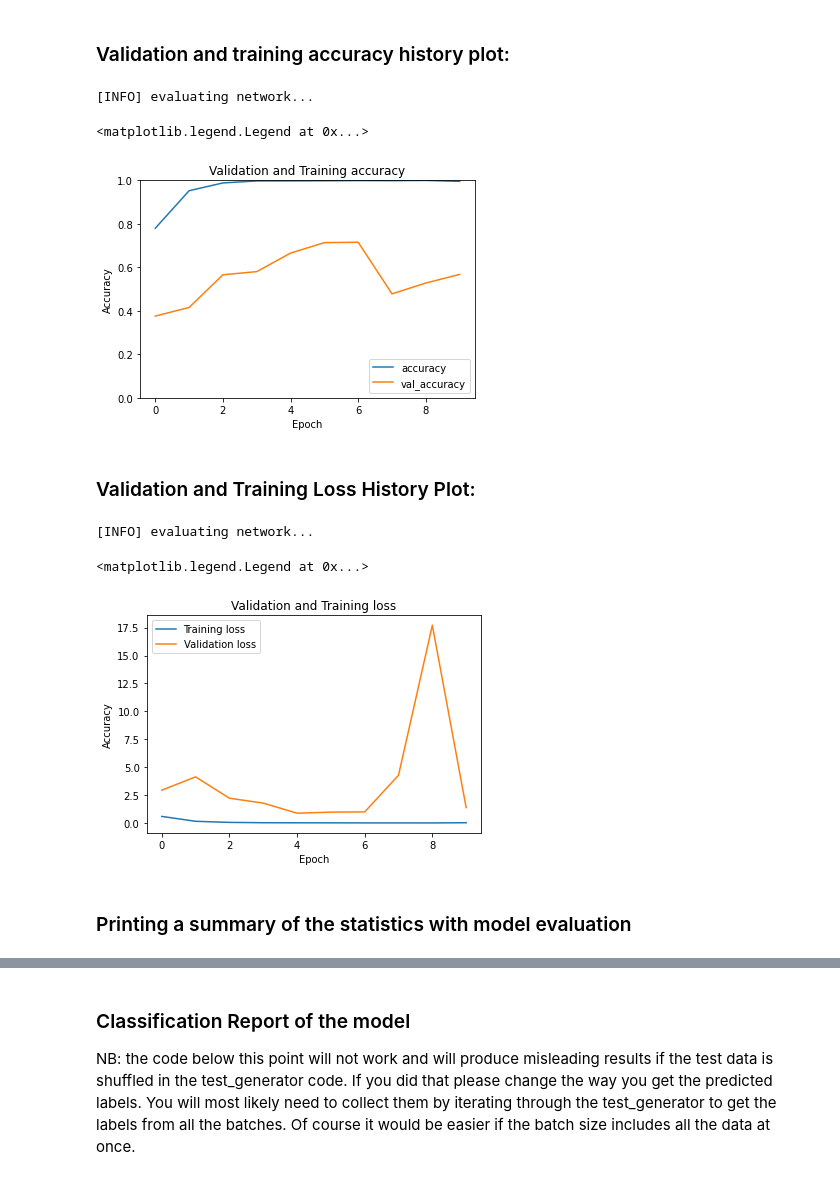
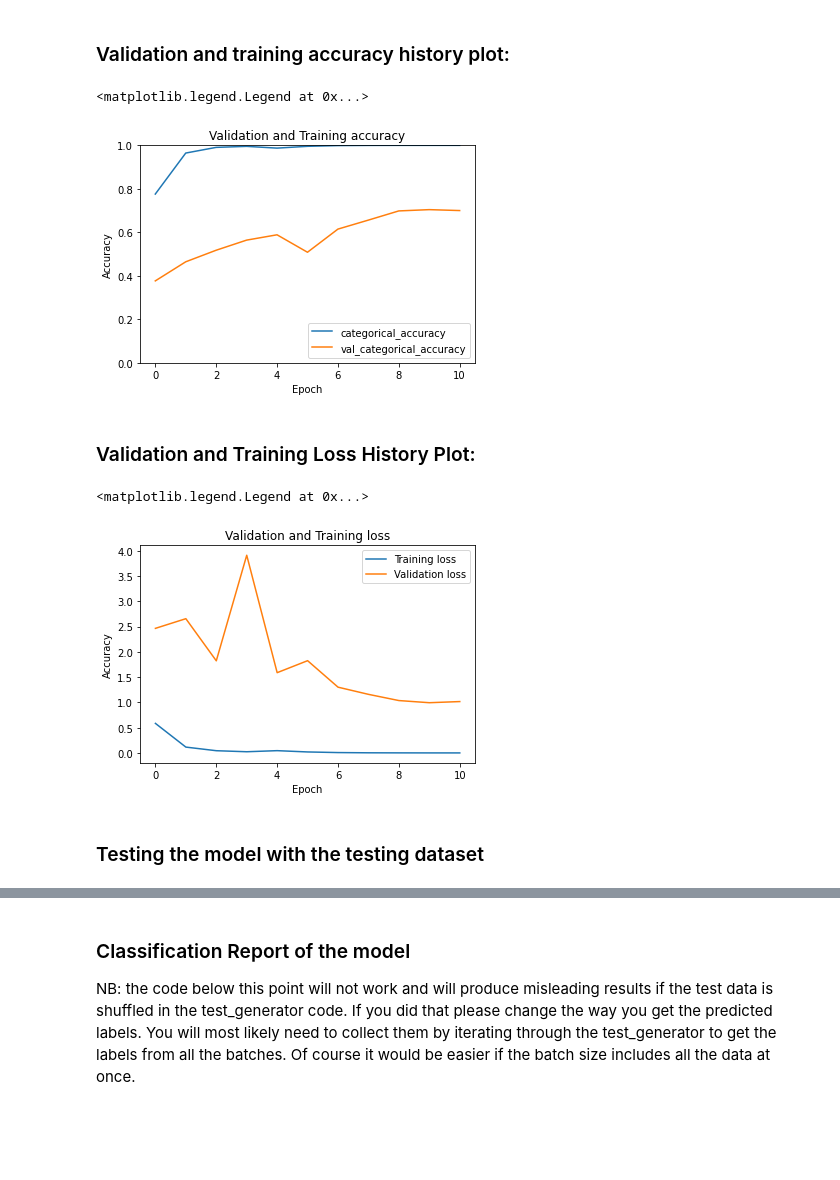
Before and after one commit to dolphin-acoustics-vip/Generating-Datasets, a Jupyter notebook: whistle_classifier.ipynb, the cells around one changed output, grey strips where cells are left out. Drawn from its saved outputs; the diff is of its cells as text; code cells hidden in the pictures; blank space fills up the shorter version.

```diff
--- a/whistle_classifier.ipynb
+++ b/whistle_classifier.ipynb
@@ -28,28 +31,41 @@ Before running the following cell, change the relative paths to the folders on y
 TRAINING_DATA_DIR = Path("/Users/matteohe/Desktop/DA/full-dclde-imgs/training-data")
 TEST_DATA_DIR = Path("/Users/matteohe/Desktop/DA/full-dclde-imgs/testing-data")
 
-X, Y = 413, 202
-IMAGE_SHAPE = (X, Y) # (row, col) format for imshow and (height, width) for ImageDataGenerator
+HEIGHT, WIDTH = 202, 413
+IMAGE_SHAPE = (HEIGHT, WIDTH) # target size in imagedatagenerators accept tuple of integers (height, width)
 VALIDATION_SPLIT = 0.20 # validation split from the training data set
 # %% [markdown]
 The default here is to keep the shuffle parameter to false, since it is pretty much pointless to shuffle the testing data as weights are not updated during the testing phase. But if you are testing something you should change it to true with the following caveat:
 
 **NB: If you change the shuffle option in test_generator code to true (in case a metric you want to test requires the order to be shuffled), be mindful of what you did and definitely change the code in the bottom of this file in the Evaluation section, more specifically: the truth labels will need to be collected in a different way than it is right now in the classification report and confusion matrix code blocks.**
 # %%
-train_datagen = ImageDataGenerator(
-    rescale=1.0 / 255, validation_split=VALIDATION_SPLIT
-)  # https://stackoverflow.com/questions/42443936/keras-split-train-test-set-when-using-imagedatagenerator
+# create an imagedatagenerator object that helps split data into training and validation datasets
+train_datagen = ImageDataGenerator(rescale=1.0 / 255, validation_split=VALIDATION_SPLIT)
 
+# create the training data generator
 train_generator = train_datagen.flow_from_directory(
-    TRAINING_DATA_DIR, subset="training", shuffle=True, target_size=IMAGE_SHAPE
+    directory=TRAINING_DATA_DIR,
+    subset="training",
+    shuffle=True,
+    target_size=IMAGE_SHAPE,
+    color_mode="grayscale",
 )
 
+# create the validation data generator
 validation_generator = train_datagen.flow_from_directory(
-    TRAINING_DATA_DIR, subset="validation", shuffle=True, target_size=IMAGE_SHAPE
+    directory=TRAINING_DATA_DIR,
+    subset="validation",
+    shuffle=True,
+    target_size=IMAGE_SHAPE,
+    color_mode="grayscale",
 )
 
+# create the testing data generator
 test_generator = ImageDataGenerator(rescale=1.0 / 255).flow_from_directory(
-    TEST_DATA_DIR, shuffle=False, target_size=IMAGE_SHAPE
+    directory=TEST_DATA_DIR,
+    shuffle=False,
+    target_size=IMAGE_SHAPE,
+    color_mode="grayscale",
 )
 # %% [output]
 Found 4777 images belonging to 3 classes.
@@ -63,5 +82,6 @@ This section is dedicated to creating CNN models
 Configurations code for the model. There are a lot of things still worth exploring with the following model code. One thing that can be done is experimenting with dropout layers
 # %%
 KERNEL_SIZE = (3, 3) # 3x3 is the optimal size of a kernel 3x3 as agreed by the computing community
-INPUT_SHAPE = (X, Y, 3)
-LAYERS = 32
+INPUT_SHAPE = (HEIGHT, WIDTH, 1) # the last channel is used to represent the shape of the pixels. if using rgb set to 3
+LAYERS = 16
+DROPOUT_RATE = 0.3
@@ -157,7 +173,7 @@ Configurations code for the CNN training process.
 model.compile(
     optimizer="adam",
     loss="categorical_crossentropy",
-    metrics=["accuracy"]
+    metrics=["categorical_accuracy"]
 )
 
 # Configurations
@@ -202,25 +217,22 @@ Epoch 10: early stopping
 ### Validation and training accuracy history plot:
 # %%
 # Evalutate the network - use validation set
-print("[INFO] evaluating network...")
-
-plt.plot(fitted.history["accuracy"], label="accuracy")
-plt.plot(fitted.history["val_accuracy"], label="val_accuracy")
+accuracy = "categorical_accuracy"
+value_accuracy = "val_categorical_accuracy"
+plt.plot(fitted.history[accuracy], label=accuracy)
+plt.plot(fitted.history[value_accuracy], label=value_accuracy)
 plt.xlabel("Epoch")
 plt.ylabel("Accuracy")
 plt.ylim([0, 1])
 plt.title("Validation and Training accuracy")
 plt.legend(loc="lower right")
 # %% [output]
-[INFO] evaluating network...
+<matplotlib.legend.Legend at 0x...>
-<matplotlib.legend.Legend at 0x...>
-[figure, old version]
+[figure, new version]
 # %% [markdown]
 ### Validation and Training Loss History Plot:
 # %%
 # Evalutate the network - use validation set
-print("[INFO] evaluating network...")
-
 plt.plot(fitted.history["loss"], label="Training loss")
 plt.plot(fitted.history["val_loss"], label="Validation loss")
 plt.title("Validation and Training loss")
@@ -228,9 +240,8 @@ plt.xlabel("Epoch")
 plt.ylabel("Accuracy")
 plt.legend()
 # %% [output]
-[INFO] evaluating network...
+<matplotlib.legend.Legend at 0x...>
-<matplotlib.legend.Legend at 0x...>
-[figure, old version]
+[figure, new version]
-# %% [markdown]
-### Printing a summary of the statistics with model evaluation
+# %% [markdown]
+### Testing the model with the testing dataset
 # %%
```
Also changed, not shown: parts of 15 cells of this notebook, 1 other file.
